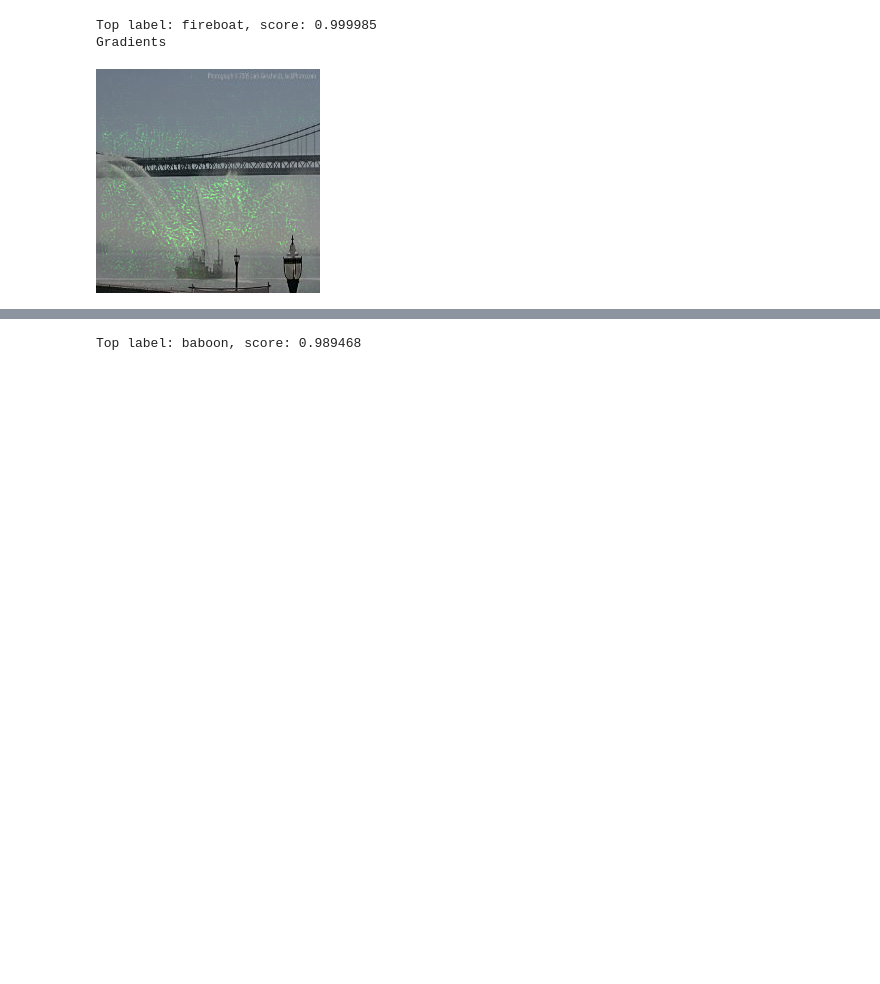
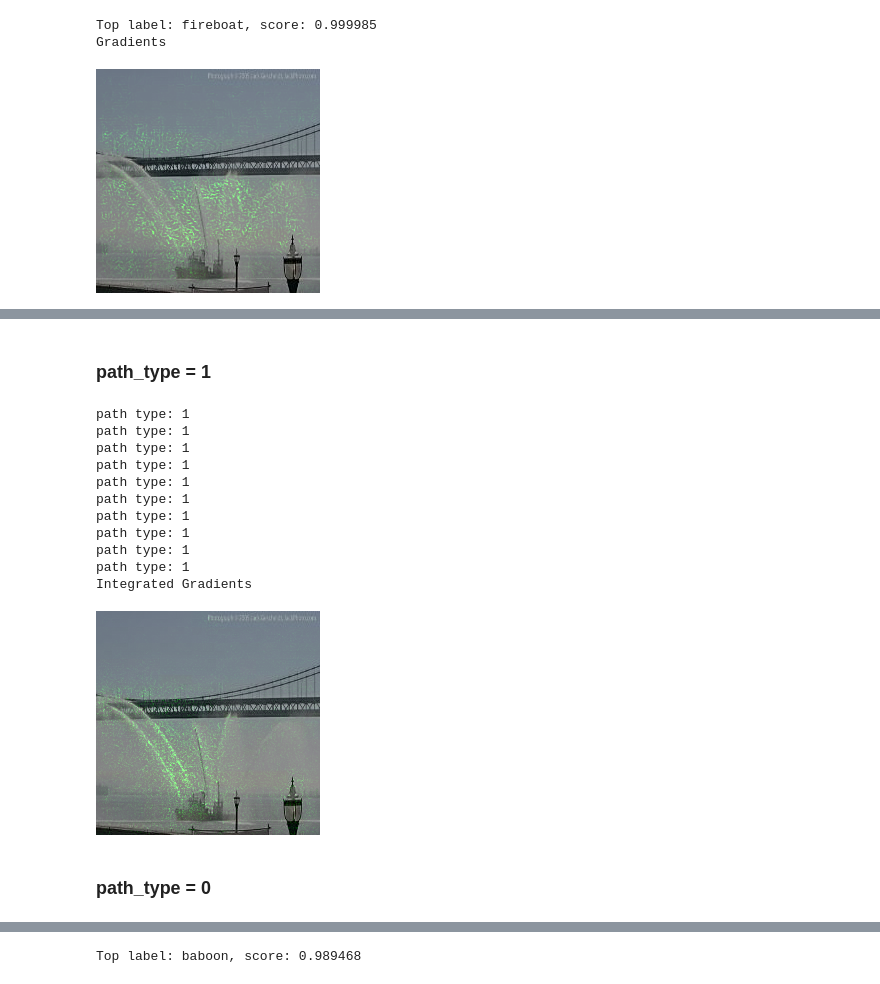
Before and after one commit to pinjutien/Integrated-Gradients, a Jupyter notebook: attributions_fixed.ipynb, the cells around one changed output, grey strips where cells are left out. Saved outputs shown, nothing was run; the diff lists cells and outputs as text; code cells hidden in the pictures; blank space fills up the shorter version.

```diff
--- a/attributions_fixed.ipynb
+++ b/attributions_fixed.ipynb
@@ -115,3 +119,42 @@ Integrated Gradients
+# %% [markdown]
+### path_type = 1
+# %%
+# Compute attributions based on the integrated gradients method.
+attributions_2 = random_baseline_integrated_gradients(
+    img,
+    top_label_id,
+    inception_predictions_and_gradients,
+    steps=50,
+    num_random_trials=10,
+    path_type = 1
+)
+
+print('Integrated Gradients')
+# show_pil_image(pil_image(Visualize(
+#     attributions, img,
+#     clip_above_percentile=99,
+#     clip_below_percentile=0,
+#     overlay=True)))
+pil_image(Visualize(
+    attributions_2, img,
+    clip_above_percentile=99,
+    clip_below_percentile=0,
+    overlay=True))
+# %% [output]
+path type: 1
+path type: 1
+path type: 1
+path type: 1
+path type: 1
+path type: 1
+path type: 1
+path type: 1
+path type: 1
+path type: 1
+Integrated Gradients
+[figure, added]
+# %% [markdown]
+### path_type = 0
 # %%
 # Clipping
 print('Clipping')
```
Also changed, not shown: parts of 10 cells of this notebook, 1 other file.
